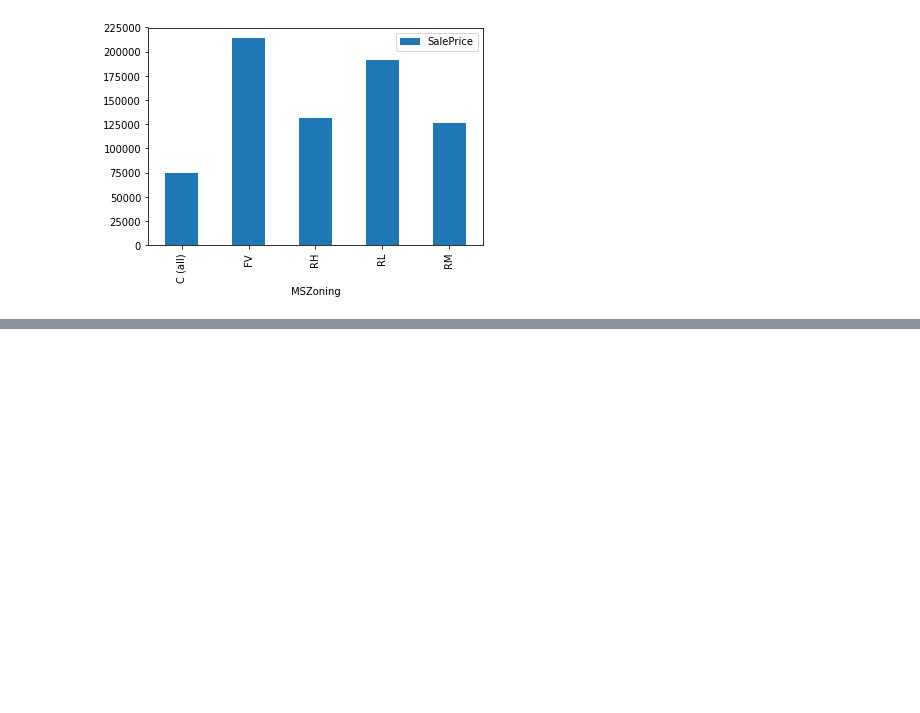
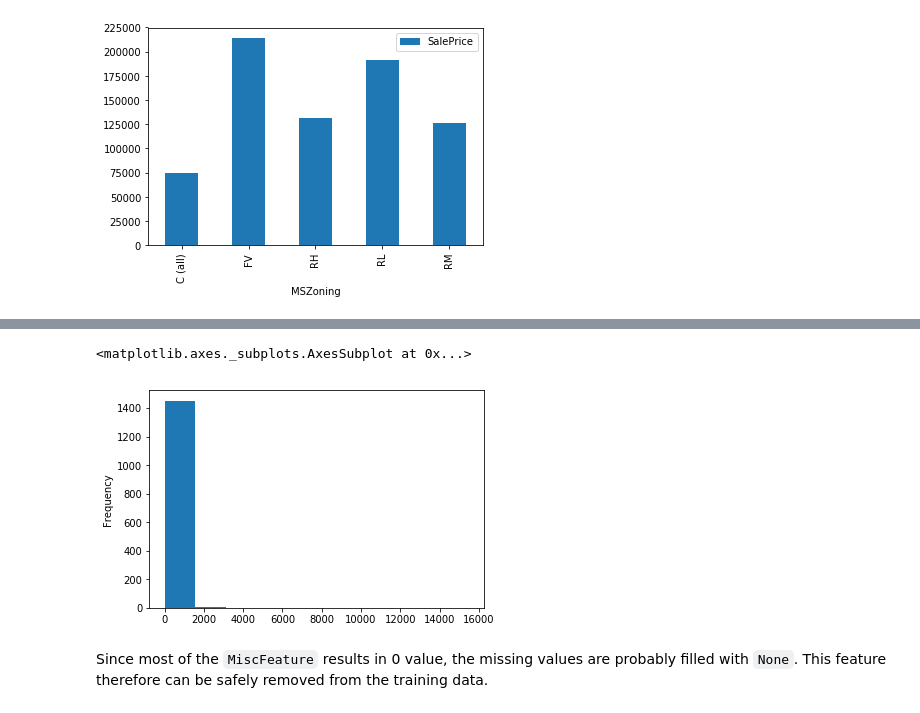
Before and after one commit to haianhle/ar-kaggle, a Jupyter notebook: house-prices/house-prices.ipynb, the cells around one changed output, grey strips where cells are left out. Cells and saved outputs as stored; diff of their text form; code cells hidden in the pictures; blank space fills up the shorter version.

```diff
--- a/house-prices/house-prices.ipynb
+++ b/house-prices/house-prices.ipynb
@@ -557,0 +617,7 @@ data_df[['Utilities', 'SalePrice']].groupby(['Utilities']).mean().plot(kind='bar
+# %%
+data_df['MiscVal'].plot.hist()
+# %% [output]
+<matplotlib.axes._subplots.AxesSubplot at 0x...>
+[figure, added]
+# %% [markdown]
+Since most of the `MiscFeature` results in 0 value, the missing values are probably filled with `None`. This feature therefore can be safely removed from the training data.
```
Also changed, not shown: parts of 214 cells of this notebook, 2 other files.
